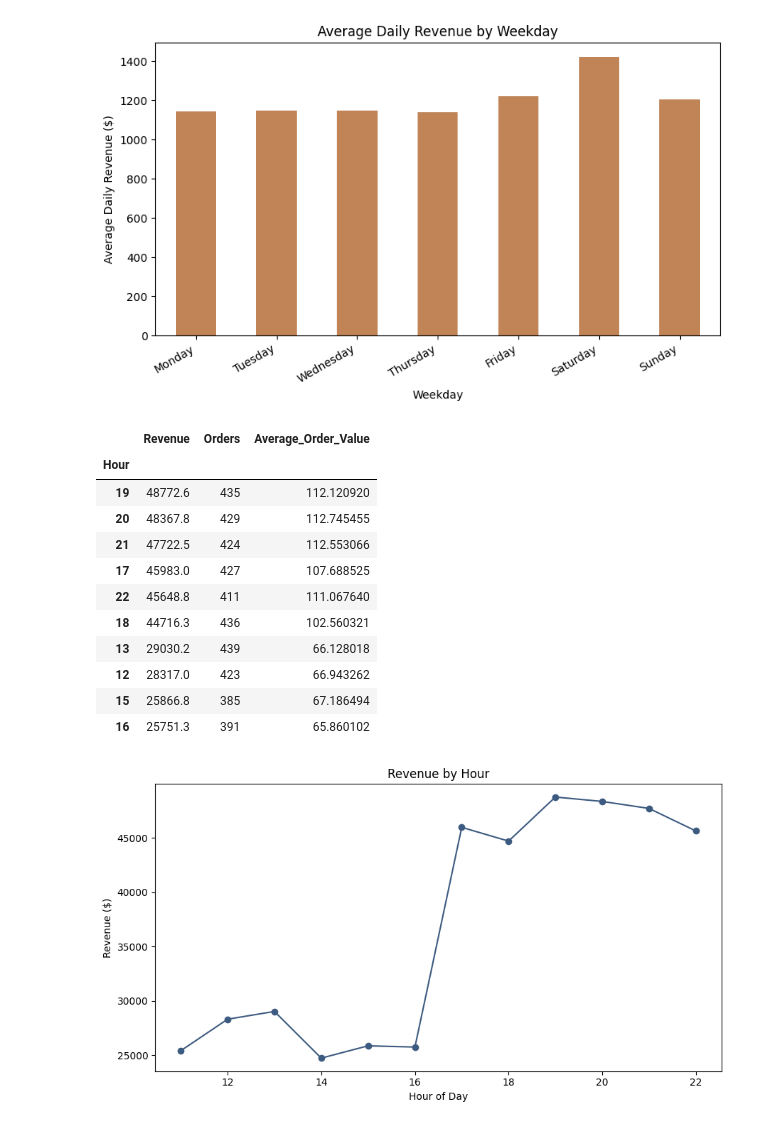
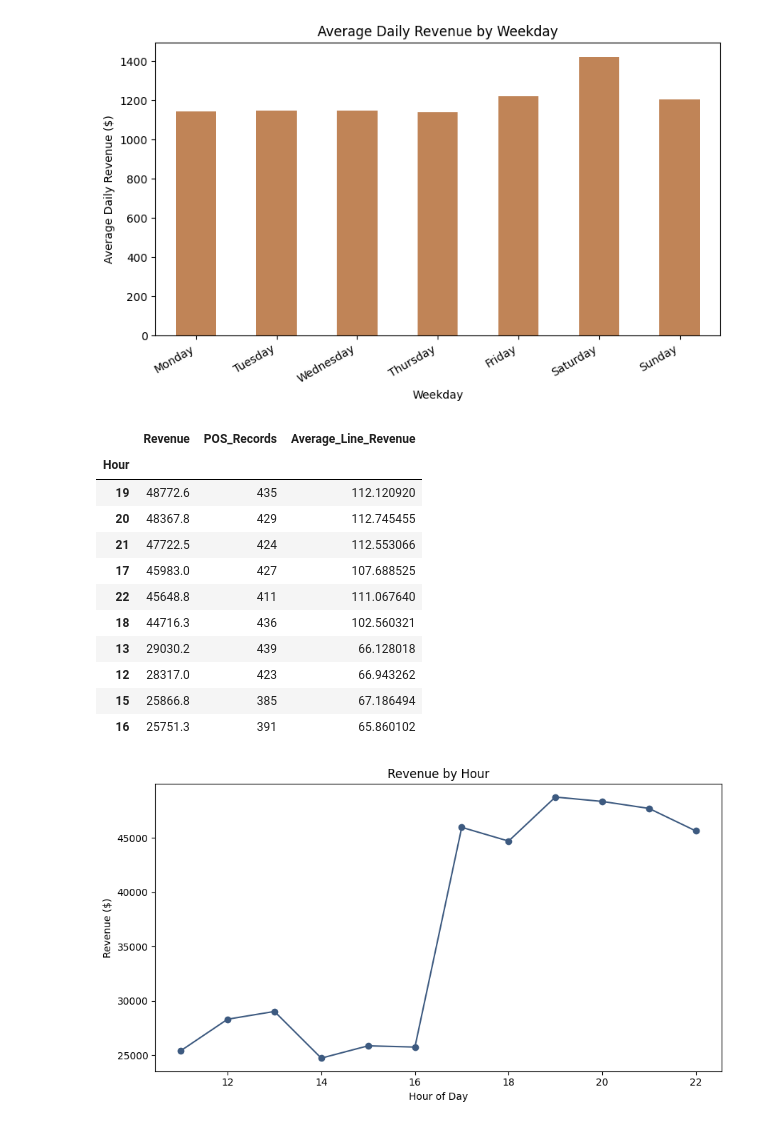
Before and after one commit to antoguarr/RestaurantAnalytics, a Jupyter notebook: notebooks/eda.ipynb, the cells around one changed output. Cells and saved outputs as stored; diff of their text form; code cells hidden in the pictures.

```diff
--- a/notebooks/eda.ipynb
+++ b/notebooks/eda.ipynb
@@ -249,17 +249,17 @@ plt.show()
 # %%
 hourly_revenue = (
     df.groupby("Hour")
     .agg(
         Revenue=("Revenue", "sum"),
-        Orders=("Revenue", "size"),
-        Average_Order_Value=("Revenue", "mean"),
+        POS_Records=("Revenue", "size"),
+        Average_Line_Revenue=("Revenue", "mean"),
     )
     .sort_values("Revenue", ascending=False)
 )
 
 hourly_revenue.head(10)
 # %% [output]
-|  | Revenue | Orders | Average_Order_Value |
+|  | Revenue | POS_Records | Average_Line_Revenue |
 | Hour |  |  |  |
 | 19 | 48772.6 | 435 | 112.120920 |
 | 20 | 48367.8 | 429 | 112.745455 |
```
Also changed, not shown: parts of 10 cells of this notebook, 16 other files.
